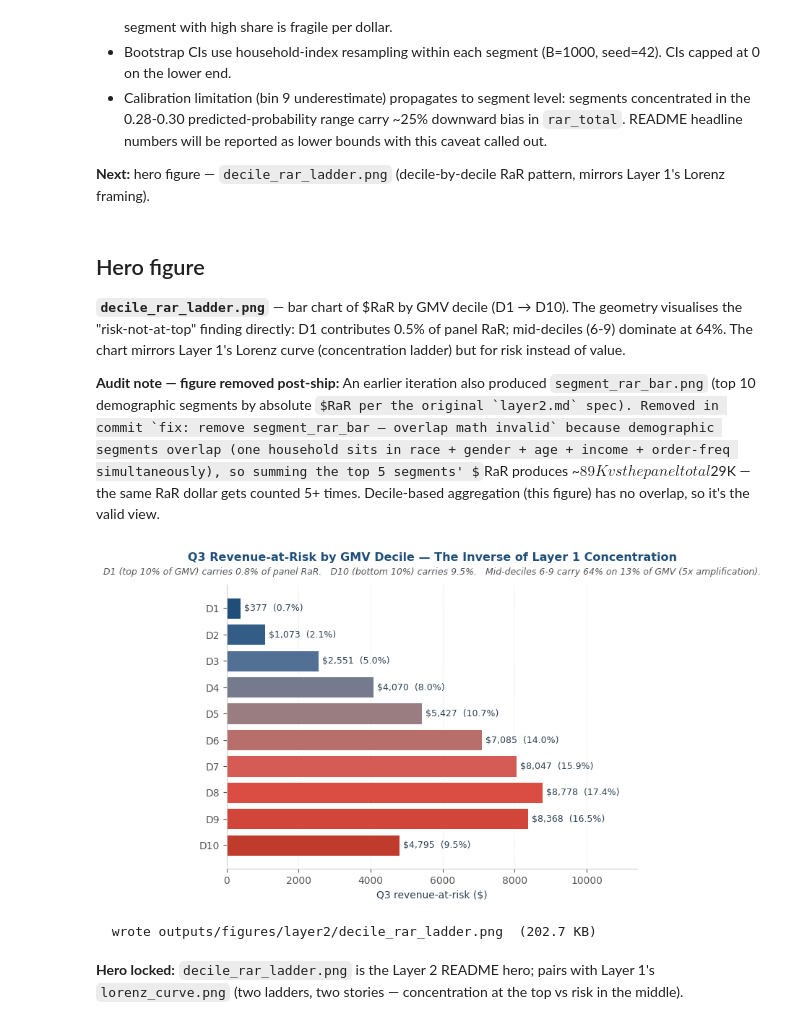
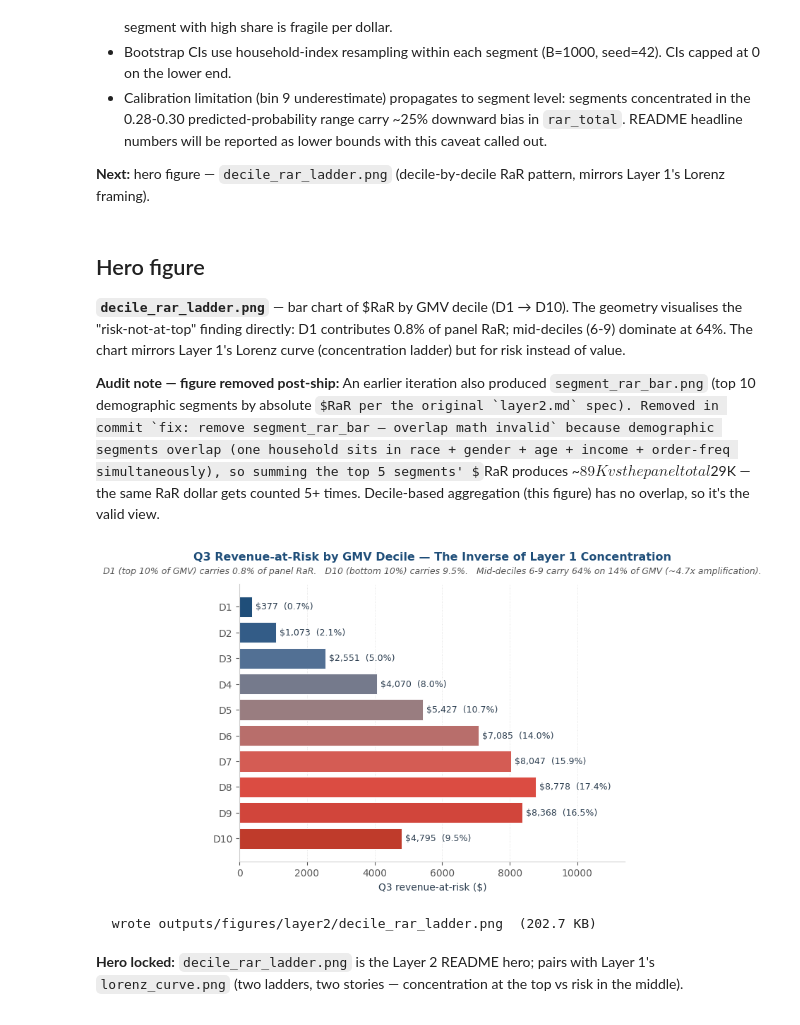
Before and after one commit to lilwan345/amazon-revenue-analytics, a Jupyter notebook: notebooks/02_layer2_rar.ipynb, the cells around one changed output. Saved outputs shown, nothing was run; the diff lists cells and outputs as text; code cells hidden in the pictures; some formulas as TeX source.

```diff
--- a/notebooks/02_layer2_rar.ipynb
+++ b/notebooks/02_layer2_rar.ipynb
@@ -1790,7 +1790,7 @@ shape: (10, 7)
 # %% [markdown]
 ## Hero figure
 
-**`decile_rar_ladder.png`** — bar chart of $RaR by GMV decile (D1 → D10). The geometry visualises the "risk-not-at-top" finding directly: D1 contributes 0.5% of panel RaR; mid-deciles (6-9) dominate at 64%. The chart mirrors Layer 1's Lorenz curve (concentration ladder) but for risk instead of value.
+**`decile_rar_ladder.png`** — bar chart of $RaR by GMV decile (D1 → D10). The geometry visualises the "risk-not-at-top" finding directly: D1 contributes 0.8% of panel RaR; mid-deciles (6-9) dominate at 64%. The chart mirrors Layer 1's Lorenz curve (concentration ladder) but for risk instead of value.
 
 **Audit note — figure removed post-ship:** An earlier iteration also produced `segment_rar_bar.png` (top 10 demographic segments by absolute $RaR per the original `layer2.md` spec). Removed in commit `fix: remove segment_rar_bar — overlap math invalid` because demographic segments overlap (one household sits in race + gender + age + income + order-freq simultaneously), so summing the top 5 segments' $RaR produces ~$89K vs the panel total $29K — the same RaR dollar gets counted 5+ times. Decile-based aggregation (this figure) has no overlap, so it's the valid view.
 # %%
@@ -1835,35 +1835,35 @@ for bar, gmv, sh in zip(bars, rar_vals, share_of_panel):
         va="center", ha="left",
         fontsize=9, color=COLOR_TEXT,
     )
 
 ax.set_xlabel("Q3 revenue-at-risk ($)", fontsize=10)
 ax.set_xlim(0, xmax * 1.30)
 
 ax.set_title(
     "Q3 Revenue-at-Risk by GMV Decile — The Inverse of Layer 1 Concentration",
     pad=24, fontsize=11.5,
 )
 ax.text(
     0.5, 1.03,
     "D1 (top 10% of GMV) carries 0.8% of panel RaR.   D10 (bottom 10%) carries 9.5%.   "
-    "Mid-deciles 6-9 carry 64% on 13% of GMV (5x amplification).",
+    "Mid-deciles 6-9 carry 64% on 14% of GMV (~4.7x amplification).",
     transform=ax.transAxes, ha="center", va="bottom",
     fontsize=9, color=COLOR_MUTED, style="italic",
 )
 
 ax.xaxis.grid(True, linestyle=":", color="#dddddd", linewidth=0.6)
 ax.set_axisbelow(True)
 
 plt.tight_layout(rect=[0, 0, 1, 0.93])
 
 DECILE_LADDER_PNG = PROJECT_ROOT / "outputs" / "figures" / "layer2" / "decile_rar_ladder.png"
 plt.savefig(DECILE_LADDER_PNG, dpi=300, facecolor="white", bbox_inches="tight")
 plt.show()
 
 print(f"  wrote {DECILE_LADDER_PNG.relative_to(PROJECT_ROOT)}  "
       f"({DECILE_LADDER_PNG.stat().st_size / 1024:.1f} KB)")
 # %% [output]
-[figure, old version]
+[figure, new version]
   wrote outputs/figures/layer2/decile_rar_ladder.png  (202.7 KB)
 # %% [markdown]
 **Hero locked:** `decile_rar_ladder.png` is the Layer 2 README hero; pairs with Layer 1's `lorenz_curve.png` (two ladders, two stories — concentration at the top vs risk in the middle).
```
Also changed, not shown: parts of 11 cells of this notebook, 9 other files.
